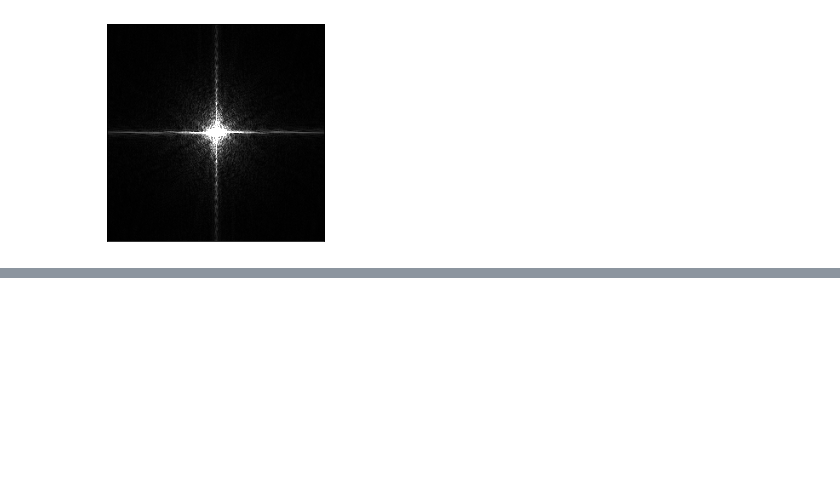
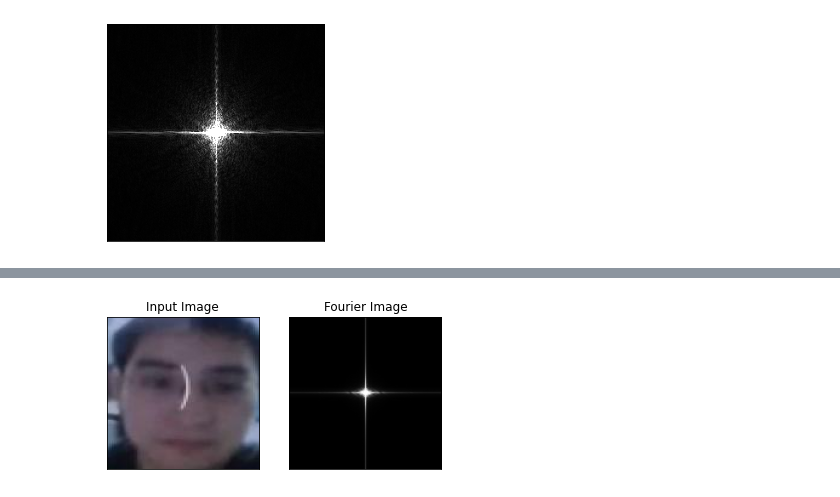
Before and after one commit to Soviet227/fourier_converter, a Jupyter notebook: fourier_converter.ipynb, the cells around one changed output, grey strips where cells are left out. Saved outputs shown, nothing was run; the diff lists cells and outputs as text; code cells hidden in the pictures; blank space fills up the shorter version.

```diff
--- a/fourier_converter.ipynb
+++ b/fourier_converter.ipynb
@@ -104,0 +130,27 @@ convertpic()
+# %%
+def compare():
+    fig = plt.figure()
+
+    ax2 = fig.add_subplot(1, 2, 1)
+    ax2.set_title("Input Image")
+    ax2.set_xticks([])
+    ax2.set_yticks([])
+    input_img = mpimg.imread(os.path.join(c))
+    ax2.imshow(input_img)
+
+    ax2 = fig.add_subplot(1, 2, 2)
+    ax2.set_title("Fourier Image")
+    ax2.set_xticks([])
+    ax2.set_yticks([])
+    fourier_img = cv2.imread(os.path.join('C:/testcam/github/fourier_converter/imwritepicture/fourier', '3.jpg'))
+    ax2.imshow(fourier_img)
+
+    # Save the full figure...
+    fig.savefig('C:/testcam/github/fourier_converter/imwritepicture/inputandfourier/3.jpg')
+
+    return
+# %%
+c = ('C:/testcam/github/fourier_converter/dataset/3.jpg')
+compare()
+# %% [output]
+[figure, added]
```
Also changed, not shown: parts of 4 cells of this notebook, 2 other files.
